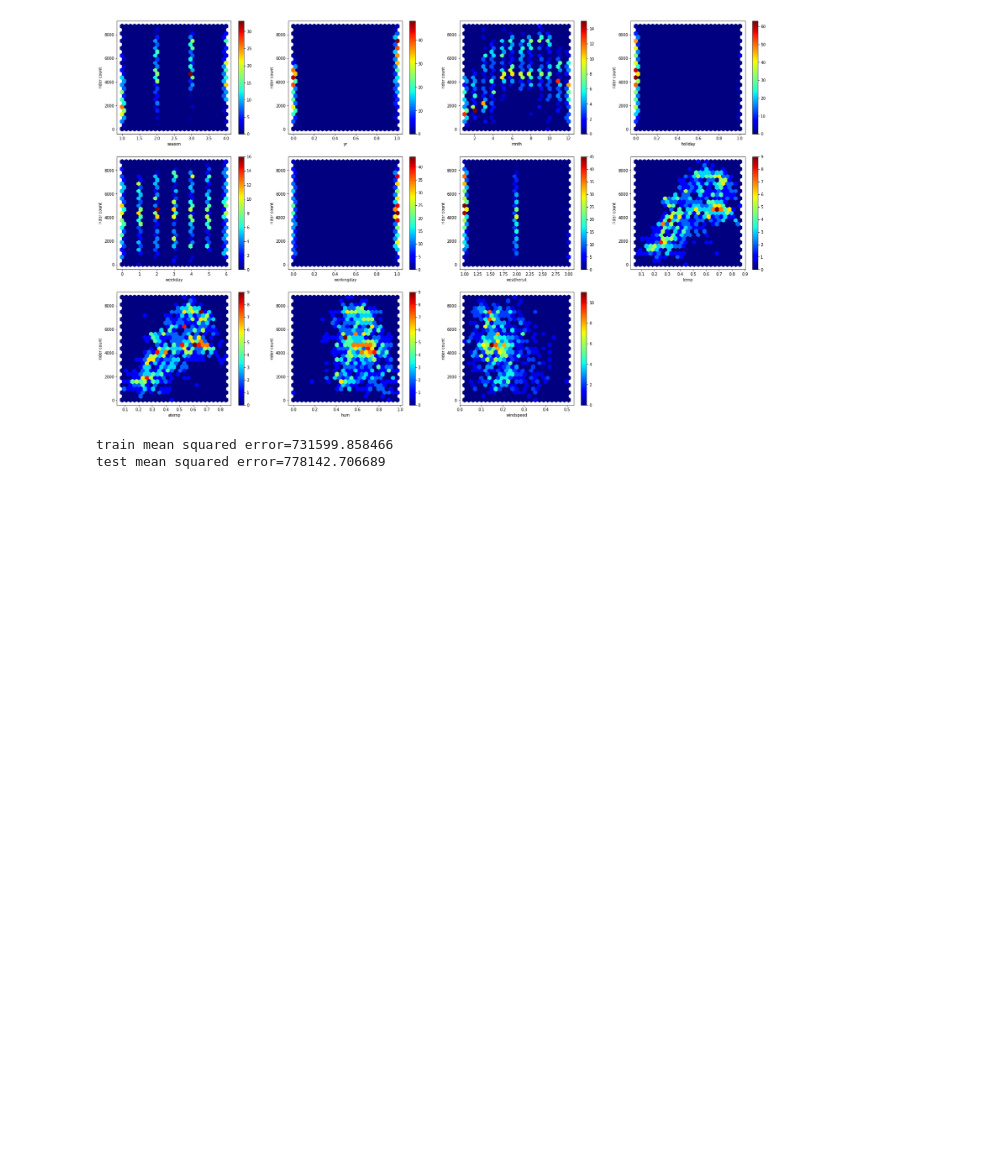
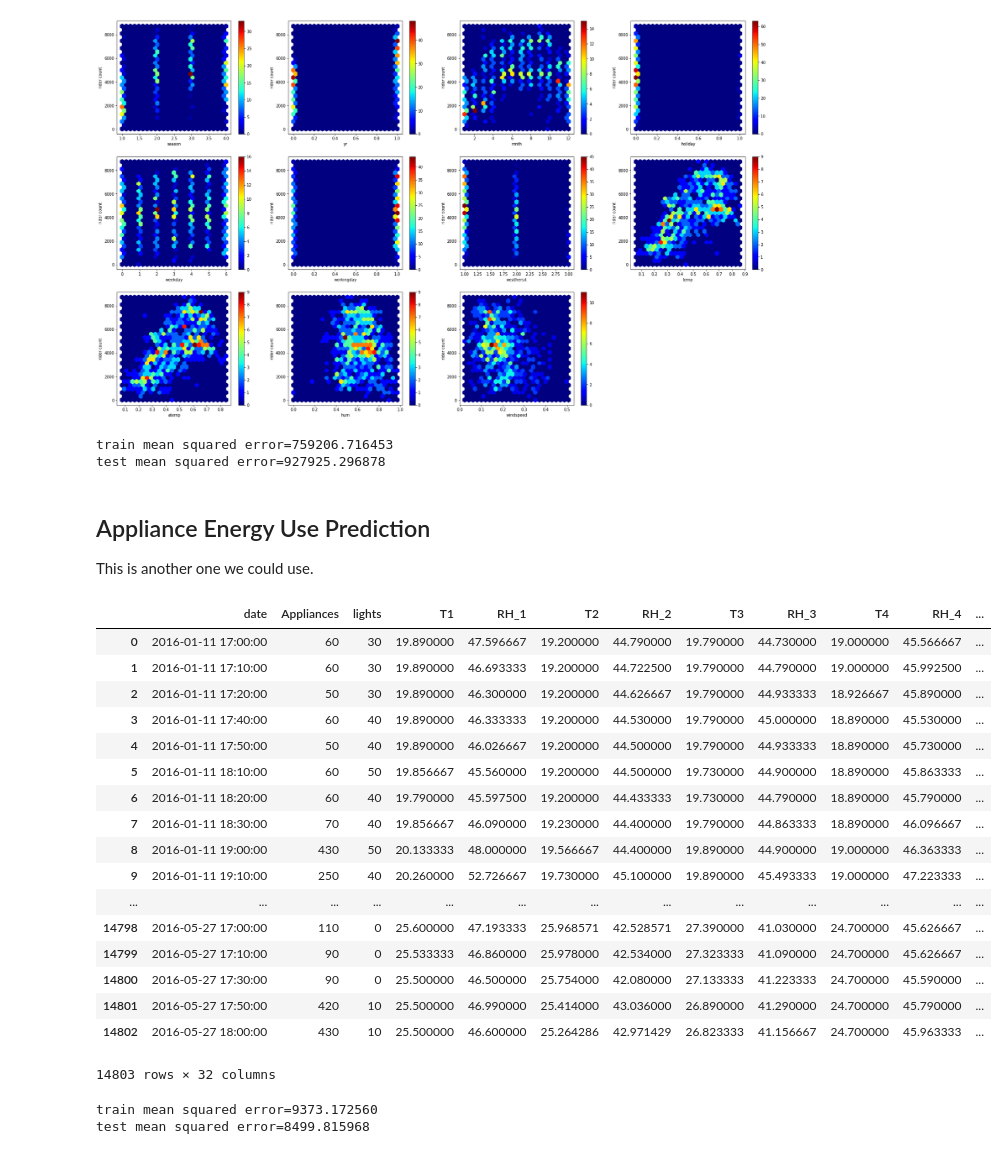
Before and after one commit to mlfa19/assignments, a Jupyter notebook: Module 1/02/Assignment_02_Companion.ipynb, the cells around one changed output. Saved outputs shown, nothing was run; the diff lists cells and outputs as text; code cells hidden in the pictures; blank space fills up the shorter version.

```diff
--- a/Module 1/02/Assignment_02_Companion.ipynb
+++ b/Module 1/02/Assignment_02_Companion.ipynb
@@ -260,11 +260,48 @@ from sklearn.model_selection import train_test_split
 from sklearn.metrics import mean_squared_error
 X_bikeshare['bias'] = 1
 
-X_train, X_test, y_train, y_test = train_test_split(X_bikeshare, y_bikeshare, test_size=0.5)
+# need a small training set for this to actually matter
+X_train, X_test, y_train, y_test = train_test_split(X_bikeshare, y_bikeshare, test_size=0.9)
 w = optimal_weights(X_train, y_train)
 
 print("train mean squared error=%f" % (mean_squared_error(X_train.dot(w), y_train)))
 print("test mean squared error=%f" % (mean_squared_error(X_test.dot(w), y_test)))
 # %% [output]
-train mean squared error=731599.858466
-test mean squared error=778142.706689
+train mean squared error=759206.716453
+test mean squared error=927925.296878
+# %% [markdown]
+## Appliance Energy Use Prediction
+
+This is another one we could use.
+# %%
+energy_prediction = pd.read_csv('https://raw.githubusercontent.com/LuisM78/Appliances-energy-prediction-data/master/training.csv')
+energy_prediction
+# %% [output]
+|  | date | Appliances | lights | T1 | RH_1 | T2 | RH_2 | T3 | RH_3 | T4 | RH_4 | ... |
+| 0 | 2016-01-11 17:00:00 | 60 | 30 | 19.890000 | 47.596667 | 19.200000 | 44.790000 | 19.790000 | 44.730000 | 19.000000 | 45.566667 | ... |
+| 1 | 2016-01-11 17:10:00 | 60 | 30 | 19.890000 | 46.693333 | 19.200000 | 44.722500 | 19.790000 | 44.790000 | 19.000000 | 45.992500 | ... |
+| 2 | 2016-01-11 17:20:00 | 50 | 30 | 19.890000 | 46.300000 | 19.200000 | 44.626667 | 19.790000 | 44.933333 | 18.926667 | 45.890000 | ... |
+| 3 | 2016-01-11 17:40:00 | 60 | 40 | 19.890000 | 46.333333 | 19.200000 | 44.530000 | 19.790000 | 45.000000 | 18.890000 | 45.530000 | ... |
+| 4 | 2016-01-11 17:50:00 | 50 | 40 | 19.890000 | 46.026667 | 19.200000 | 44.500000 | 19.790000 | 44.933333 | 18.890000 | 45.730000 | ... |
+| 5 | 2016-01-11 18:10:00 | 60 | 50 | 19.856667 | 45.560000 | 19.200000 | 44.500000 | 19.730000 | 44.900000 | 18.890000 | 45.863333 | ... |
+| 6 | 2016-01-11 18:20:00 | 60 | 40 | 19.790000 | 45.597500 | 19.200000 | 44.433333 | 19.730000 | 44.790000 | 18.890000 | 45.790000 | ... |
+| 7 | 2016-01-11 18:30:00 | 70 | 40 | 19.856667 | 46.090000 | 19.230000 | 44.400000 | 19.790000 | 44.863333 | 18.890000 | 46.096667 | ... |
+| 8 | 2016-01-11 19:00:00 | 430 | 50 | 20.133333 | 48.000000 | 19.566667 | 44.400000 | 19.890000 | 44.900000 | 19.000000 | 46.363333 | ... |
+| 9 | 2016-01-11 19:10:00 | 250 | 40 | 20.260000 | 52.726667 | 19.730000 | 45.100000 | 19.890000 | 45.493333 | 19.000000 | 47.223333 | ... |
+| ... | ... | ... | ... | ... | ... | ... | ... | ... | ... | ... | ... | ... |
+| 14798 | 2016-05-27 17:00:00 | 110 | 0 | 25.600000 | 47.193333 | 25.968571 | 42.528571 | 27.390000 | 41.030000 | 24.700000 | 45.626667 | ... |
+| 14799 | 2016-05-27 17:10:00 | 90 | 0 | 25.533333 | 46.860000 | 25.978000 | 42.534000 | 27.323333 | 41.090000 | 24.700000 | 45.626667 | ... |
+| 14800 | 2016-05-27 17:30:00 | 90 | 0 | 25.500000 | 46.500000 | 25.754000 | 42.080000 | 27.133333 | 41.223333 | 24.700000 | 45.590000 | ... |
+| 14801 | 2016-05-27 17:50:00 | 420 | 10 | 25.500000 | 46.990000 | 25.414000 | 43.036000 | 26.890000 | 41.290000 | 24.700000 | 45.790000 | ... |
+| 14802 | 2016-05-27 18:00:00 | 430 | 10 | 25.500000 | 46.600000 | 25.264286 | 42.971429 | 26.823333 | 41.156667 | 24.700000 | 45.963333 | ... |
+14803 rows × 32 columns
+# %%
+from sklearn.linear_model import LinearRegression
+
+X_train, X_test, y_train, y_test = train_test_split(energy_prediction.drop(columns=['Appliances', 'lights', 'date', 'WeekStatus', 'Day_of_week']), energy_prediction['Appliances'], test_size=0.5)
+model = LinearRegression().fit(X_train, y_train)
+print("train mean squared error=%f" % (mean_squared_error(model.predict(X_train), y_train)))
+print("test mean squared error=%f" % (mean_squared_error(model.predict(X_test), y_test)))
+# %% [output]
+train mean squared error=9373.172560
+test mean squared error=8499.815968
```
